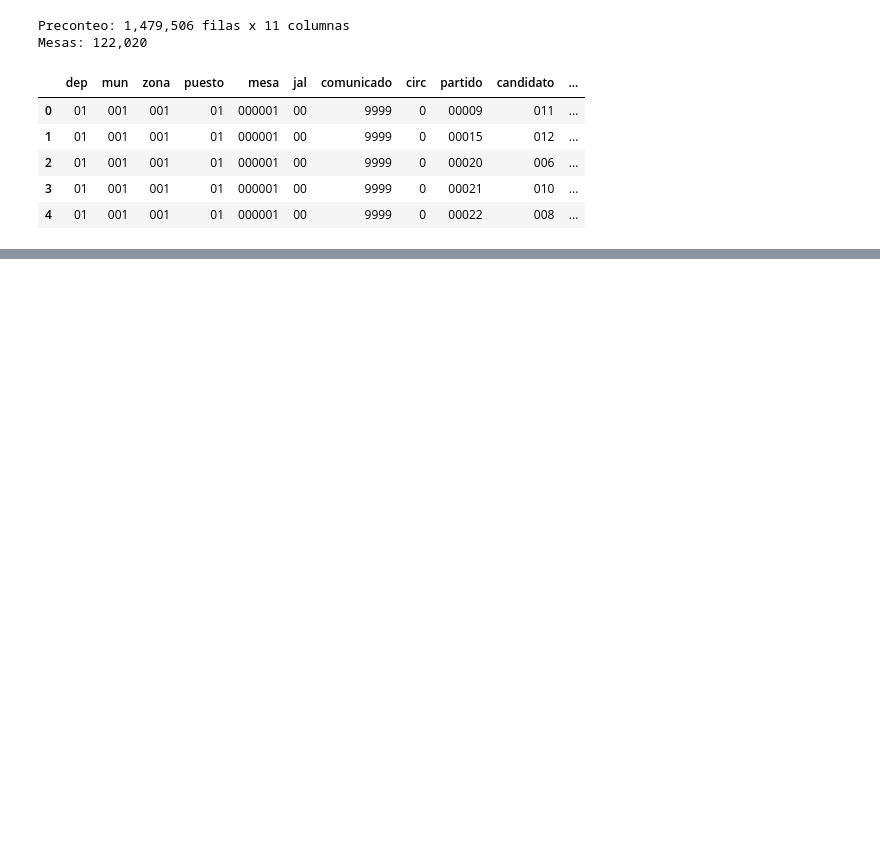
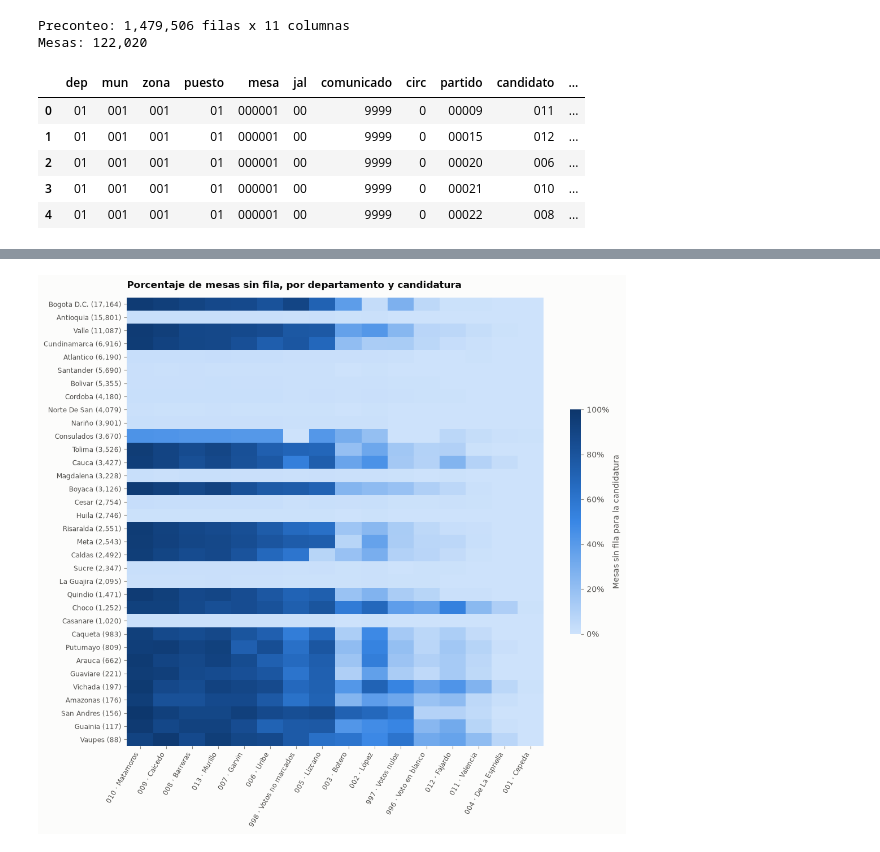
Before and after one commit to byepesg/ml-final-project, a Jupyter notebook: notebooks/02_data_understanding/Datos Santiago.ipynb, the cells around one changed output, grey strips where cells are left out. Saved outputs shown, nothing was run; the diff lists cells and outputs as text; code cells hidden in the pictures; blank space fills up the shorter version.

```diff
--- a/notebooks/02_data_understanding/Datos Santiago.ipynb
+++ b/notebooks/02_data_understanding/Datos Santiago.ipynb
@@ -233,0 +313,32 @@ Códigos de puesto alfanuméricos: 108 (p. ej. A1, A2, A3, A4, A5)
+# %%
+divipol = leer_catalogo(
+    "DIVIPOL", [2, 3, 2, 2, 12, 30, 40, 1, 8, 8, 6, 2, 30],
+    ["dep", "mun", "zona", "puesto", "dep_nombre", "mun_nombre", "puesto_nombre",
+     "indicador_puesto", "potencial_hombres", "potencial_mujeres", "n_mesas",
+     "comuna", "comuna_nombre"])
+nombre_dep = divipol.drop_duplicates("dep").set_index("dep")["dep_nombre"].str.title()
+
+mesas_dep = mesas.groupby("dep").size()
+presentes = precon.groupby(["dep", "candidato"]).size().unstack(fill_value=0)
+ausencia_dep = 100 * (1 - presentes.div(mesas_dep, axis=0))
+ausencia_dep = ausencia_dep.loc[mesas_dep.sort_values(ascending=False).index,
+                                estado_pct.sort_values("Ausente", ascending=False).index]
+
+fig, ax = plt.subplots(figsize=(11, 10))
+im = ax.imshow(ausencia_dep, aspect="auto", vmin=0, vmax=100,
+               cmap=plt.matplotlib.colors.LinearSegmentedColormap.from_list("azules", AZULES))
+ax.set_xticks(range(ausencia_dep.shape[1]), [etiqueta_cand[c] for c in ausencia_dep.columns],
+              rotation=60, ha="right", fontsize=8.5)
+ax.set_yticks(range(ausencia_dep.shape[0]),
+              [f"{nombre_dep.get(d, d)} ({mesas_dep[d]:,})" for d in ausencia_dep.index], fontsize=8.5)
+ax.grid(False)
+for lado in ax.spines.values():
+    lado.set_visible(False)
+barra = fig.colorbar(im, ax=ax, shrink=0.5, format=mtick.PercentFormatter())
+barra.set_label("Mesas sin fila para la candidatura", color=TINTA_2)
+barra.outline.set_visible(False)
+ax.set_title("Porcentaje de mesas sin fila, por departamento y candidatura")
+plt.tight_layout()
+plt.show()
+# %% [output]
+[figure, added]
```
Also changed, not shown: parts of 27 cells of this notebook.
